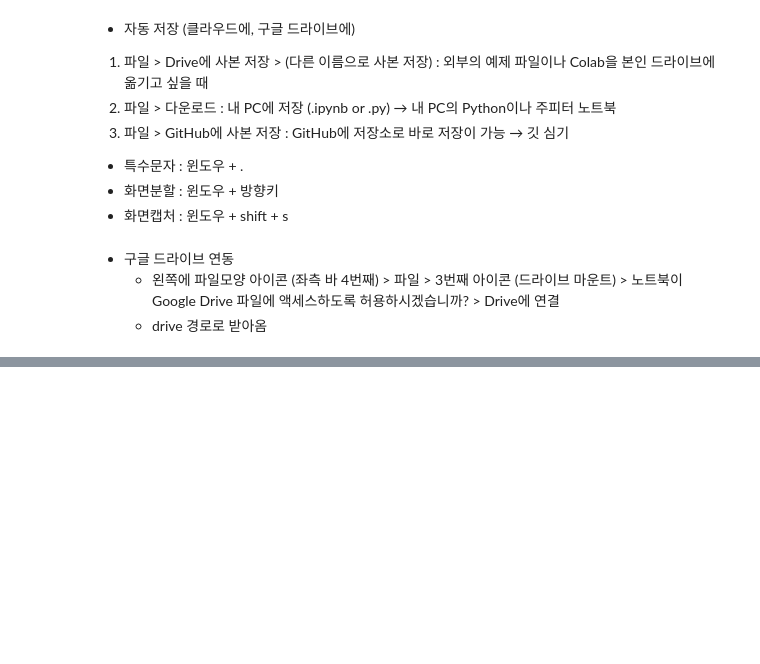
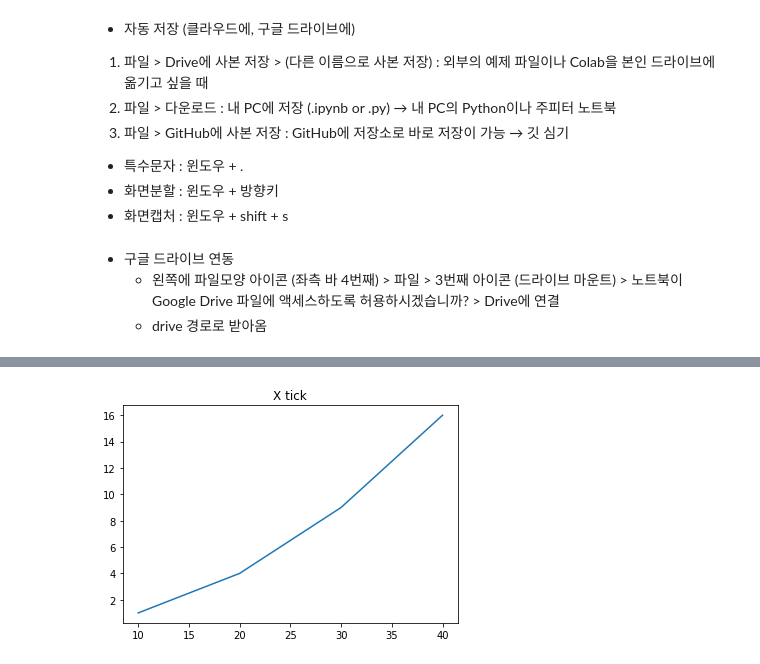
Before and after one commit to HyeJin-Son/Python_Review, a Jupyter notebook: 230207_시각화실습.ipynb, the cells around one changed output, grey strips where cells are left out. Drawn from its saved outputs; the diff is of its cells as text; code cells hidden in the pictures; blank space fills up the shorter version.

```diff
--- a/230207_시각화실습.ipynb
+++ b/230207_시각화실습.ipynb
@@ -26,0 +66,7 @@ Hello World
+# %%
+plt.title('X tick') # x축에 표시될 데이터 위치를 잡고 싶다면?
+# 2개 : x축 데이터 (연속된), y축 데이터 (연속된)
+plt.plot([10, 20, 30, 40], [1, 4, 9, 16])
+plt.show()
+# %% [output]
+[figure, added]
```
Also changed, not shown: parts of 51 cells of this notebook.
